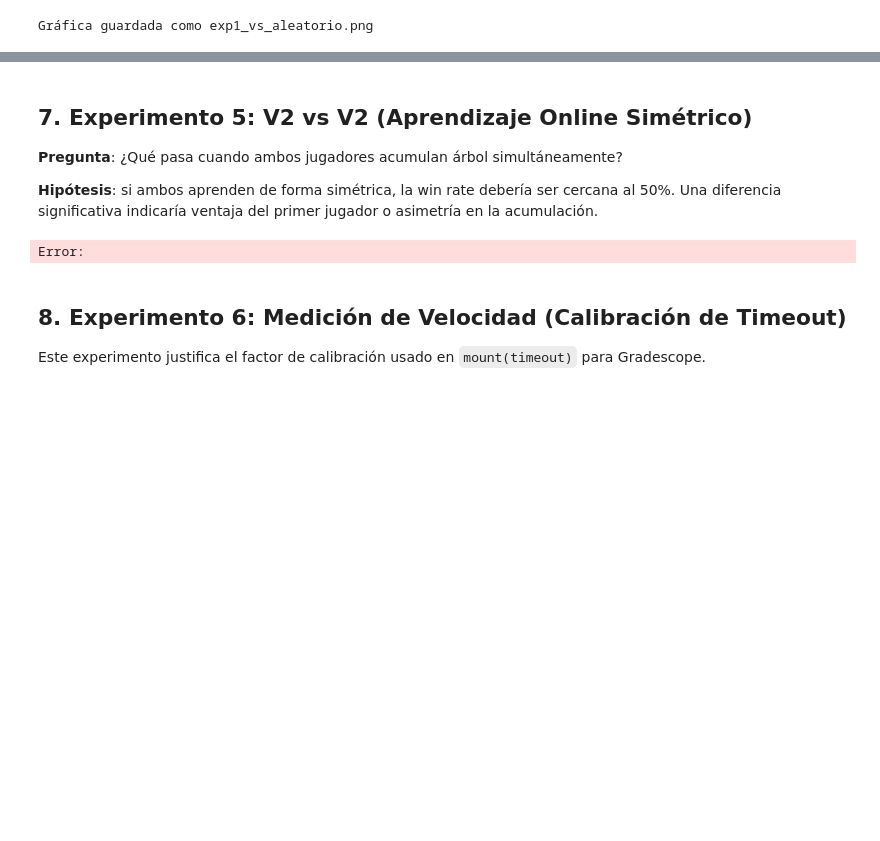
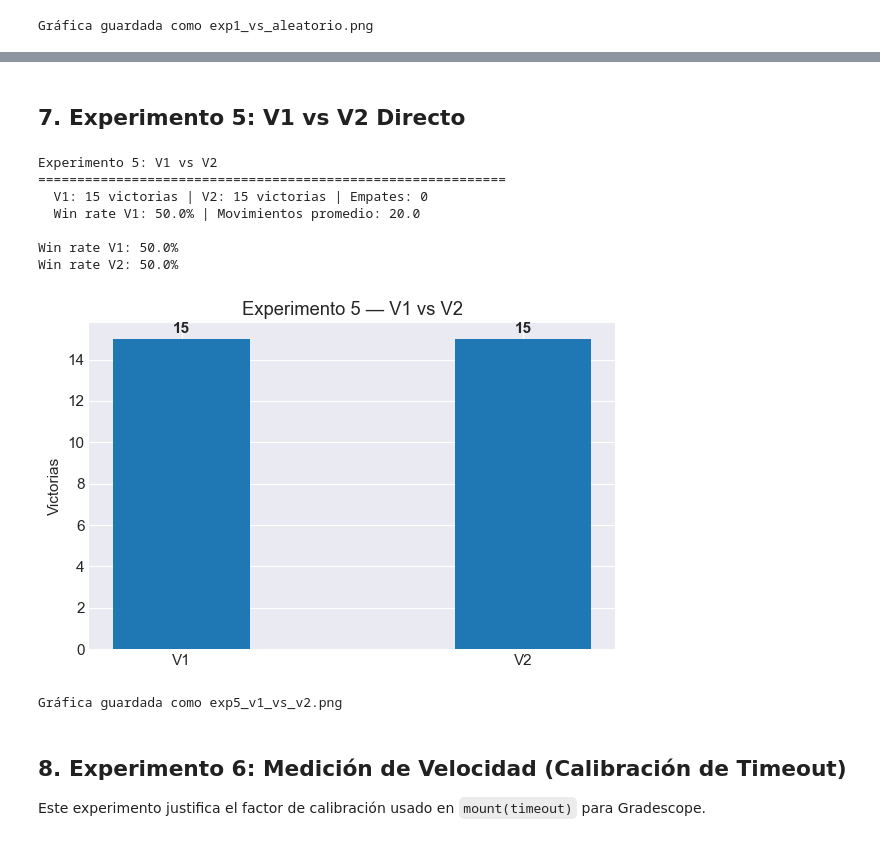
Before and after one commit to Ana3Lu/Connect4-Tournament, a Jupyter notebook: groups/Ana/entrega.ipynb, the cells around one changed output, grey strips where cells are left out. Drawn from its saved outputs; the diff is of its cells as text; code cells hidden in the pictures; blank space fills up the shorter version.

```diff
--- a/groups/Ana/entrega.ipynb
+++ b/groups/Ana/entrega.ipynb
@@ -360,25 +433,59 @@ Error:
 # %% [markdown]
-## 7. Experimento 5: V2 vs V2 (Aprendizaje Online Simétrico)
-
-**Pregunta**: ¿Qué pasa cuando ambos jugadores acumulan árbol simultáneamente?
-
-**Hipótesis**: si ambos aprenden de forma simétrica, la win rate debería ser cercana al 50%. Una diferencia significativa indicaría ventaja del primer jugador o asimetría en la acumulación.
+## 7. Experimento 5: V1 vs V2 Directo
 # %%
-print('Experimento 5: V2 vs V2 (200 sims, 30 partidas)')
+print('Experimento 5: V1 vs V2')
 print('=' * 60)
 
-r_v2_vs_v2 = run_tournament(
-    AnaPolicyPersistent(200), AnaPolicyPersistent(200),
-    30, 'V2-A', 'V2-B'
+r_v1_v2 = run_tournament(
+    AnaPolicy(10),
+    AnaPolicyPersistent(10),
+    30,
+    'V1',
+    'V2'
 )
 
-print(
-    f'\nWin rate V2-A = {r_v2_vs_v2["win_rate_a"]:.1%}. '
-    'Un resultado cercano al 50% sugiere simetría entre políticas, '
-    'aunque pequeñas diferencias pueden deberse a ventaja del primer jugador.'
-)
+print()
+print(f'Win rate V1: {r_v1_v2["win_rate_a"]:.1%}')
+print(f'Win rate V2: {1 - r_v1_v2["win_rate_a"]:.1%}')
+
+# gráfica
+fig, ax = plt.subplots(figsize=(6,4))
+
+labels = ['V1', 'V2']
+values = [
+    r_v1_v2['wins_a'],
+    r_v1_v2['wins_b']
+]
+
+bars = ax.bar(labels, values, width=0.4)
+
+ax.set_ylabel('Victorias')
+ax.set_title('Experimento 5 — V1 vs V2')
+
+for bar, val in zip(bars, values):
+    ax.text(
+        bar.get_x() + bar.get_width()/2,
+        val + 0.3,
+        str(val),
+        ha='center',
+        fontweight='bold'
+    )
+
+plt.tight_layout()
+plt.savefig('exp5_v1_vs_v2.png', dpi=120)
+plt.show()
+
+print('Gráfica guardada como exp5_v1_vs_v2.png')
 # %% [output]
-Error:
+Experimento 5: V1 vs V2
+============================================================
+  V1: 15 victorias | V2: 15 victorias | Empates: 0
+  Win rate V1: 50.0% | Movimientos promedio: 20.0
+
+Win rate V1: 50.0%
+Win rate V2: 50.0%
+[figure, added]
+Gráfica guardada como exp5_v1_vs_v2.png
 # %% [markdown]
 ## 8. Experimento 6: Medición de Velocidad (Calibración de Timeout)
 
```
Also changed, not shown: parts of 12 cells of this notebook, 6 other files.
